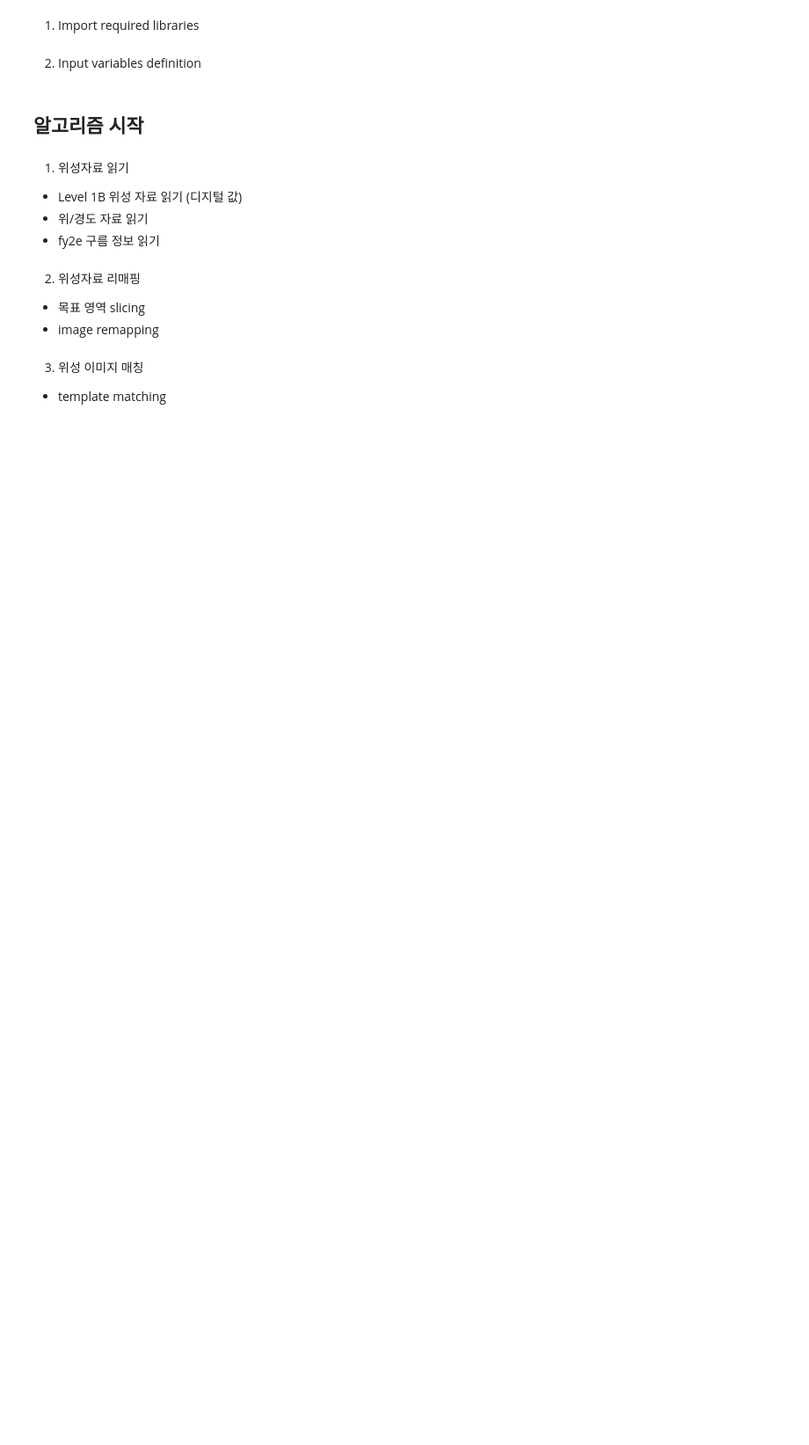
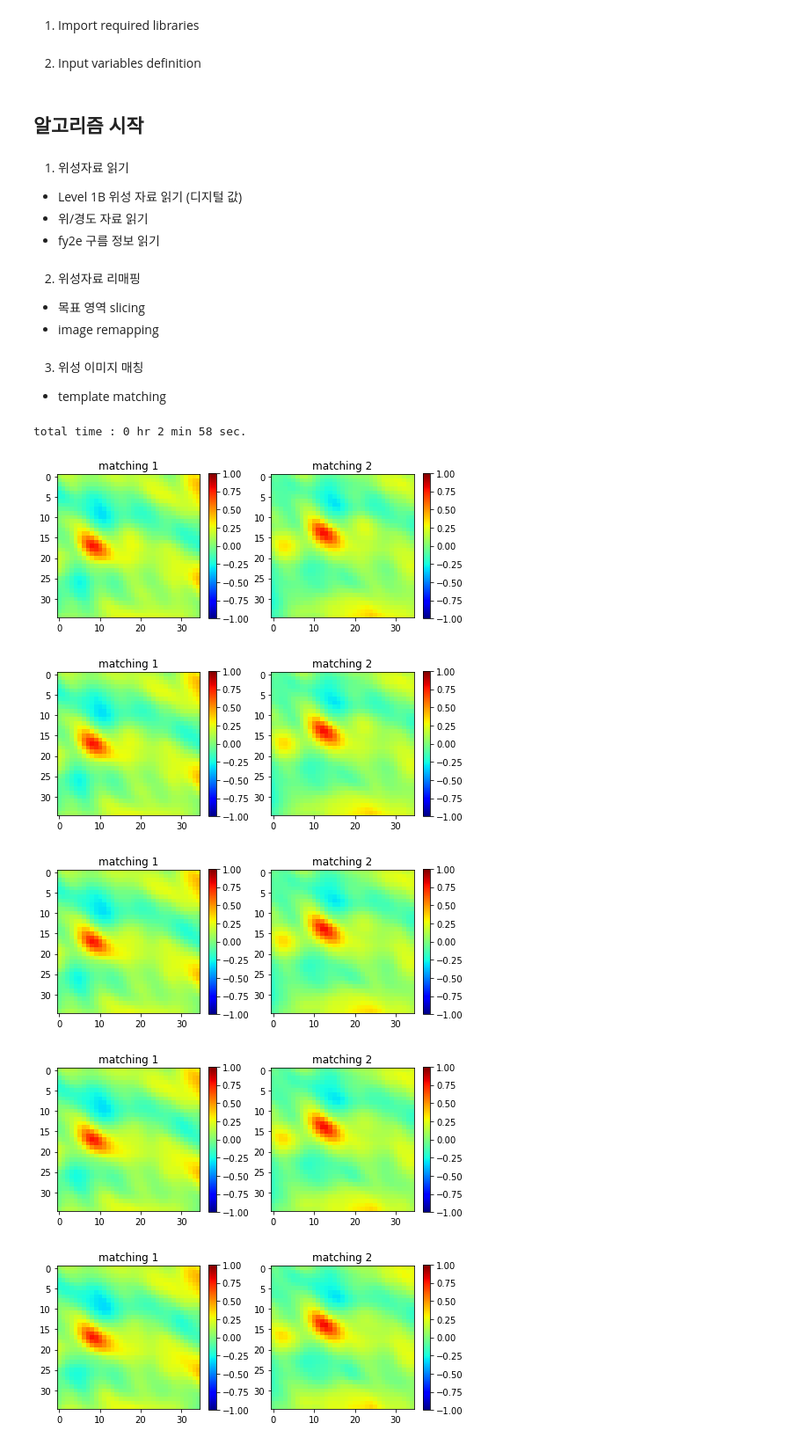
Before and after one commit to ektf1147/JUPYTER, a Jupyter notebook: code_dev/Dual_GEO_CTH_main.ipynb, the cells around one changed output. Shown: that part at 88% size. Drawn from its saved outputs; the diff is of its cells as text; code cells hidden in the pictures; blank space fills up the shorter version.

```diff
--- a/code_dev/Dual_GEO_CTH_main.ipynb
+++ b/code_dev/Dual_GEO_CTH_main.ipynb
@@ -87,6 +87,9 @@ left_upper_lat = 30. #32
 left_upper_lon = 116. #118
 right_lower_lat = 23. #23
 right_lower_lon = 127. #132
+
+# 최대 Shirt (for template matching)
+max_shift = 17
 # %% [markdown]
 ## 알고리즘 시작
 # %% [markdown]
@@ -136,6 +139,9 @@ cut_fy2e_lat = slice.cut_with_latlon_geos(fy2e_lat, 'fy2e',
 cut_fy2e_lon = slice.cut_with_latlon_geos(fy2e_lon, 'fy2e',
                                           left_upper_lat + 1, left_upper_lon - 1,
                                           right_lower_lat - 1, right_lower_lon + 1)
+cut_fy2e_clc = slice.cut_with_latlon_geos(fy2e_clc, 'fy2e',
+                                          left_upper_lat + 1, left_upper_lon - 1,
+                                          right_lower_lat - 1, right_lower_lon + 1)
 
 # Image remapping (inverse distance weighting with KDTree) : Himawari8 -> FY-2E
 interp_himawari8_DN1 = remap.idw_cKDTree(cut_himawari8_lon, cut_himawari8_lat, cut_himawari8_DN1,
@@ -147,10 +153,11 @@ interp_himawari8_DN2 = remap.idw_cKDTree(cut_himawari8_lon, cut_himawari8_lat, c
 fy2e_DN = cut_fy2e_DN
 fy2e_lat = cut_fy2e_lat
 fy2e_lon = cut_fy2e_lon
+fy2e_clc = cut_fy2e_clc
 himawari8_DN1 = interp_himawari8_DN1
 himawari8_DN2 = interp_himawari8_DN2
 
-del(cut_fy2e_DN); del(cut_fy2e_lat); del(cut_fy2e_lon); del(interp_himawari8_DN1); del(interp_himawari8_DN2)
+del(cut_fy2e_DN); del(cut_fy2e_lat); del(cut_fy2e_lon); del(cut_fy2e_clc); del(interp_himawari8_DN1); del(interp_himawari8_DN2)
 del(cut_himawari8_DN1); del(cut_himawari8_DN2); del(cut_himawari8_lat); del(cut_himawari8_lon)
 del(himawari8_lat); del(himawari8_lon)
 # %% [markdown]
@@ -166,0 +166,12 @@ del(himawari8_lat); del(himawari8_lon)
+# %%
+match.match_templates(fy2e_DN, himawari8_DN1, himawari8_DN2, fy2e_clc, max_shift)
+
+end_time = time.time()
+cal_time.print_tot_time(start_time, end_time)
+# %% [output]
+total time : 0 hr 2 min 58 sec.
+[figure, added]
+[figure, added]
+[figure, added]
+[figure, added]
+[figure, added]
```
Also changed, not shown: parts of 5 cells of this notebook, 2 other files.
